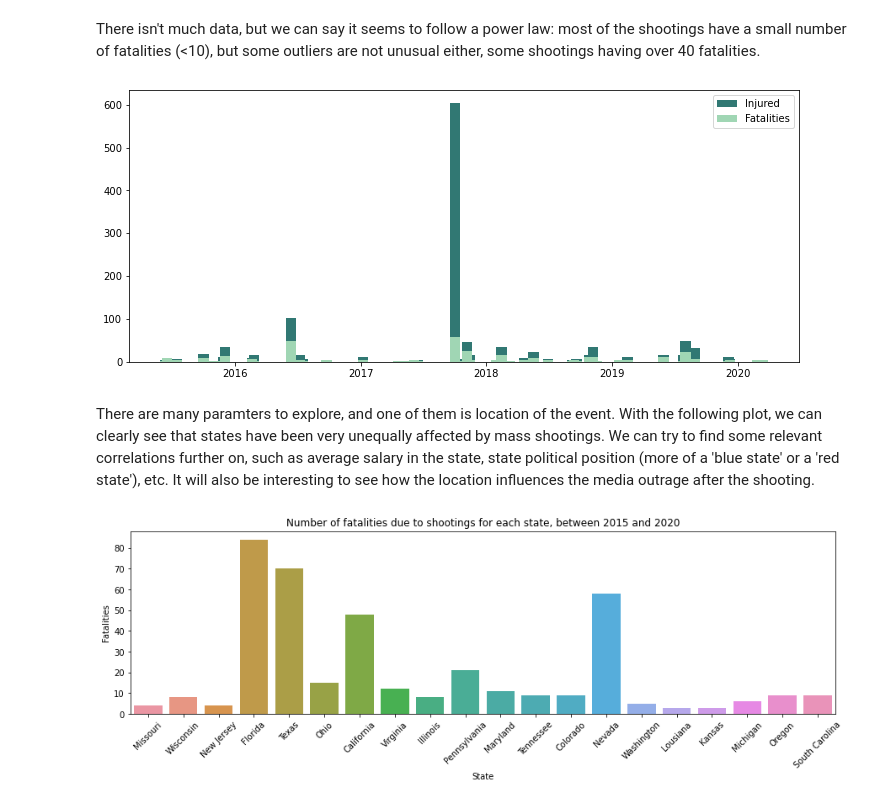
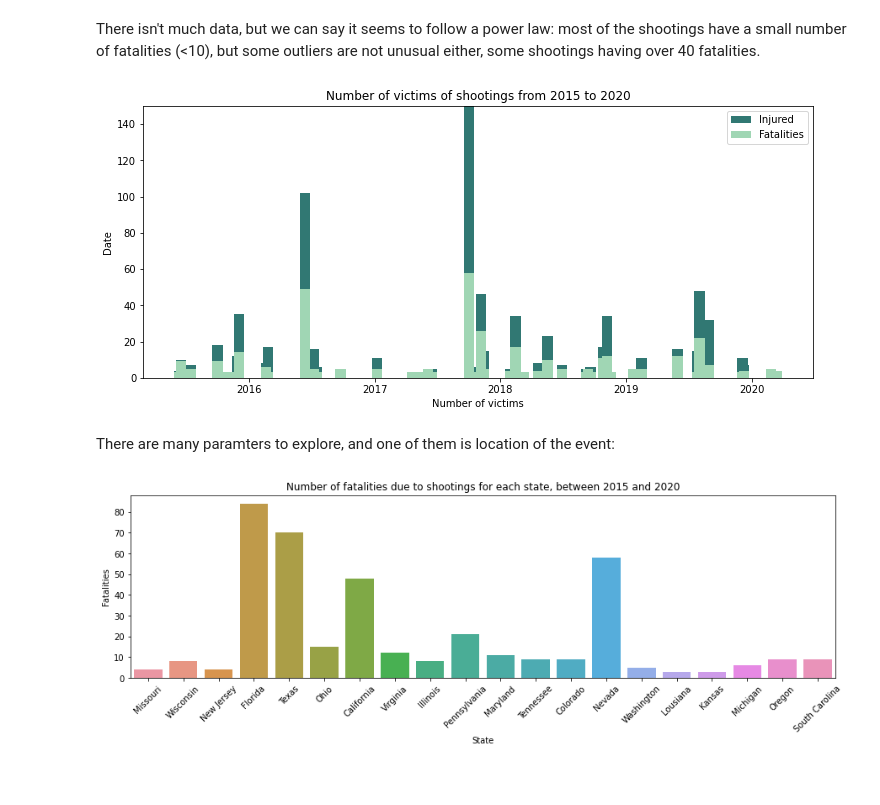
Before and after one commit to epfl-ada/ada-2021-project-clezemath, a Jupyter notebook: milestone2.ipynb, the cells around one changed output. Drawn from its saved outputs; the diff is of its cells as text; code cells hidden in the pictures.

```diff
--- a/milestone2.ipynb
+++ b/milestone2.ipynb
@@ -173,14 +173,18 @@ There isn't much data, but we can say it seems to follow a power law: most of th
 # %%
 # The distribution of of fatalities, injured, total per month is plotted here
 fig, ax = plt.subplots(figsize=(12, 5))
 plt.bar(df['date'],df['total_victims'],width=30, color = '#317873')
 plt.bar(df['date'],df['fatalities'],width=30, color = '#a0d6b4')
+plt.title('Number of victims of shootings from 2015 to 2020')
+plt.xlabel('Number of victims')
+plt.ylabel('Date')
+plt.ylim(top=150)
 plt.legend(['Injured','Fatalities'])
 plt.show()
 # %% [output]
-[figure, old version]
+[figure, new version]
 # %% [markdown]
-There are many paramters to explore, and one of them is location of the event. With the following plot, we can clearly see that states have been very unequally affected by mass shootings. We can try to find some relevant correlations further on, such as average salary in the state, state political position (more of a 'blue state' or a 'red state'), etc. It will also be interesting to see how the location influences the media outrage after the shooting.
+There are many paramters to explore, and one of them is location of the event:
 # %%
 # Ploting the number of fatalities per state
 
```
Also changed, not shown: parts of 6 cells of this notebook.
